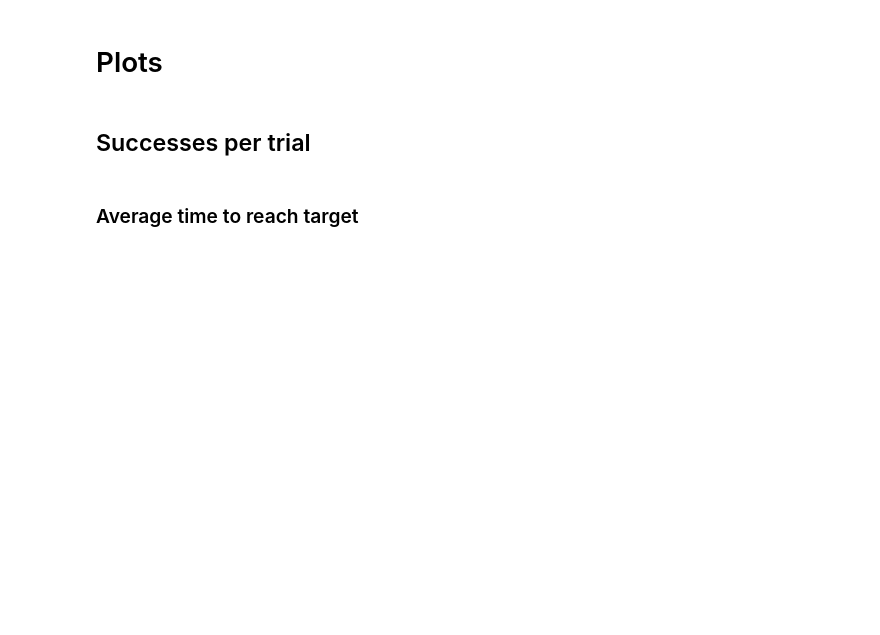
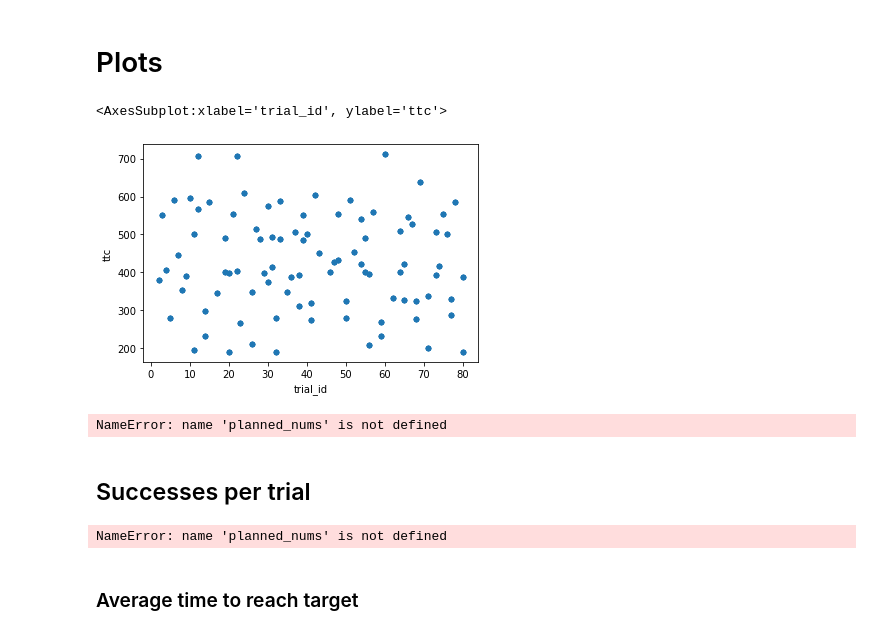
Before and after one commit to VicenteMoraes/hmrs_analysis, a Jupyter notebook: notebooks/Analysis.ipynb, the cells around one changed output. Cells and saved outputs as stored; diff of their text form; code cells hidden in the pictures; blank space fills up the shorter version.

```diff
--- a/notebooks/Analysis.ipynb
+++ b/notebooks/Analysis.ipynb
@@ -11,10 +11,14 @@ from functools import reduce
 
 from parse_logs import parser
 
-parser.root_data_path = '../data'
+# parser.root_data_path = '../data'
+parser.root_data_path = '../test/data'
 
 # load trials run to dict (it can take a while)
+#trial_run_objects = parser.get_trial_runs(
+#    exp_run_code='experiment_2021_07_09_10_03_24_run_dummy')
+
 trial_run_objects = parser.get_trial_runs(
-    exp_run_code='experiment_2021_07_09_10_03_24_run_dummy')
+    exp_run_code='experiment_2021_04_01_16_20_00_run_1')
 
 trial_run_dicts = [trial_run.to_dict() for trial_run in trial_run_objects]
@@ -164,9 +183,14 @@ Name: ttc, dtype: float64
 # %% [markdown]
 # Plots
 # %%
-baseline_nums.plot.bar(subplots=True, figsize=(16, 8), color={"reach-target": "blue", "failure-bt": "orange", "timeout": "red"})
+trial_run_df.plot.scatter(x='trial_id', y='ttc')
+# %% [output]
+<AxesSubplot:xlabel='trial_id', ylabel='ttc'>
+[figure, added]
 # %%
 axes = planned_nums.plot.bar(subplots=True, figsize=(16, 8), color={"reach-target": "blue", "failure-bt": "orange", "timeout": "red"},)
+# %% [output]
+NameError: name 'planned_nums' is not defined
 # %% [markdown]
 ## Successes per trial
 # %%
@@ -174,6 +198,8 @@ suc = {"Planned Success": [x/8 for x in planned_nums["reach-target"]],
        "Baseline Success": [x/8 for x in baseline_nums["reach-target"]]}
 suc = pd.DataFrame(suc)
 suc
+# %% [output]
+NameError: name 'planned_nums' is not defined
 # %%
 _, ax = plt.subplots()
 suc["Planned Success"].plot.bar(stacked=True, figsize=(16, 8), ax=ax, color="blue", zorder=0, legend=True)
```
Also changed, not shown: parts of 3 cells of this notebook.
